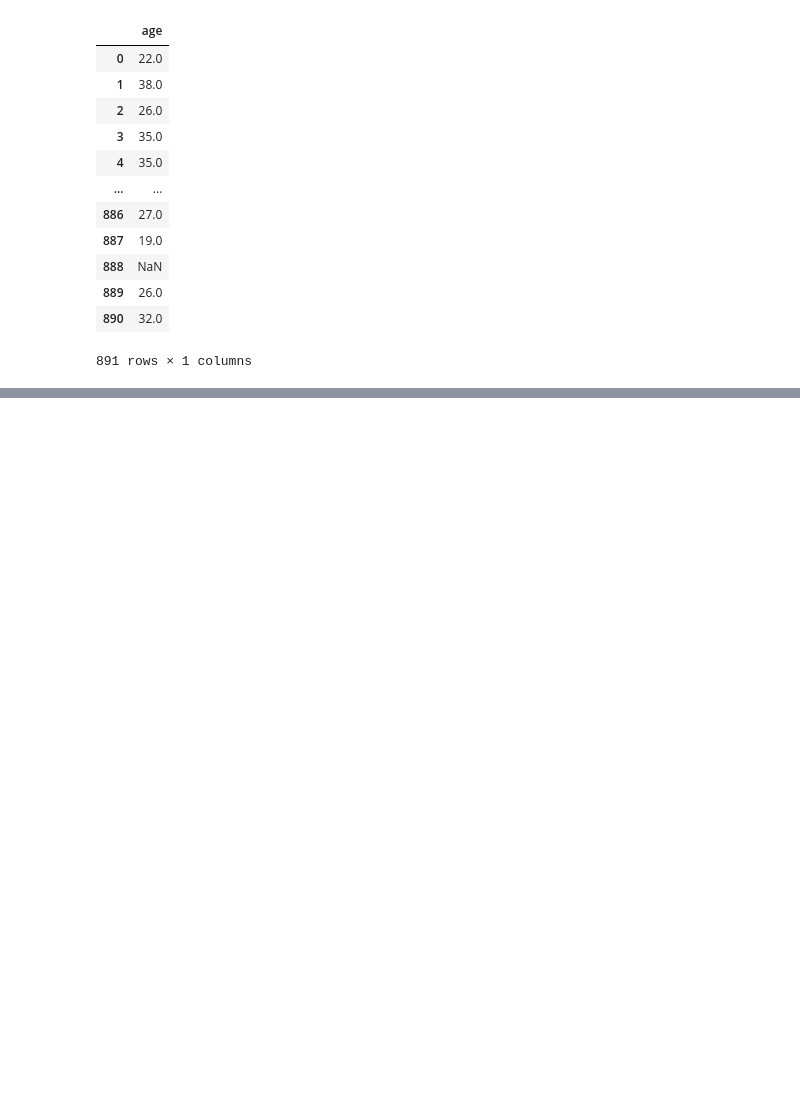
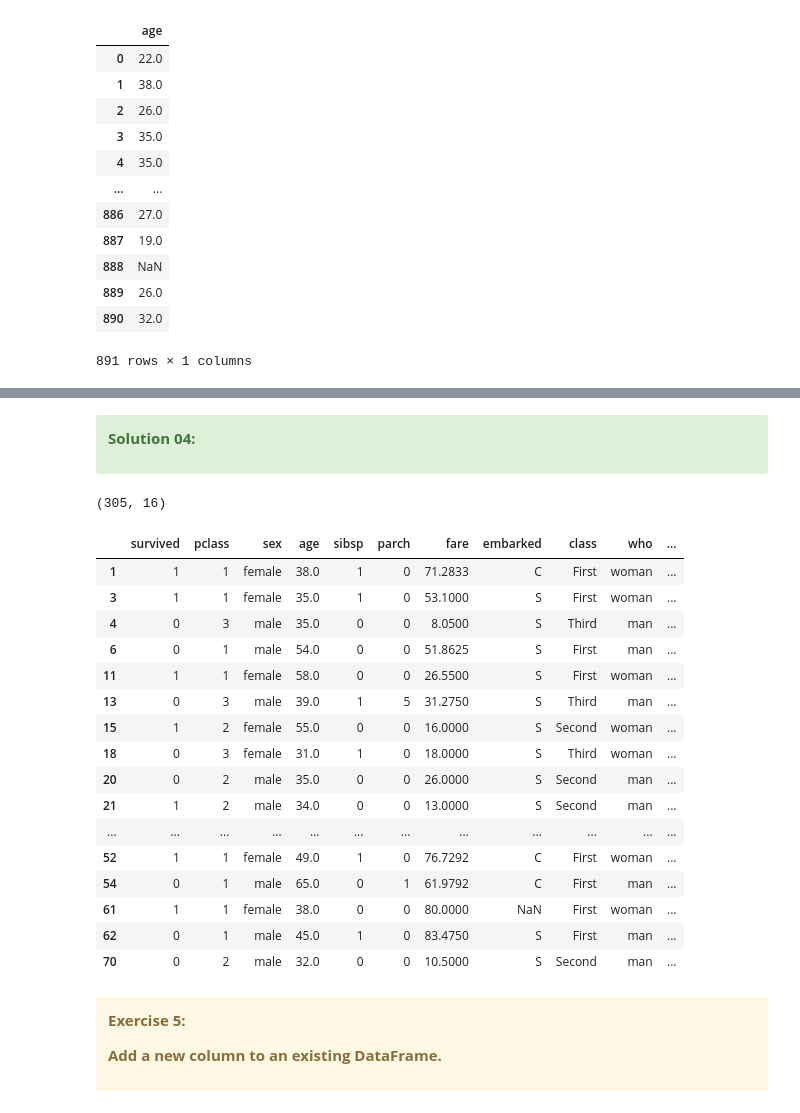
Before and after one commit to aziart/pandas-exercises, a Jupyter notebook: 12 - w3exercises/09 - Pandas Practice Sets/09 - 02 Mastering Pandas 100 Exercises.ipynb, the cells around one changed output, grey strips where cells are left out. Drawn from its saved outputs; the diff is of its cells as text; code cells hidden in the pictures; blank space fills up the shorter version.

Commit message:
12_09_02 - Pandas 100 Exercises - 006/100

```diff
--- a/12 - w3exercises/09 - Pandas Practice Sets/09 - 02 Mastering Pandas 100 Exercises.ipynb
+++ b/12 - w3exercises/09 - Pandas Practice Sets/09 - 02 Mastering Pandas 100 Exercises.ipynb
@@ -170,0 +179,5 @@ Name: age, Length: 891, dtype: float64
+# %%
+path = '../data/'
+file_name = 'titanic.csv'
+df = pd.read_csv(path + file_name)
+df.head(20)
@@ -170,0 +202,40 @@ Name: age, Length: 891, dtype: float64
+# %% [markdown]
+<div class="alert alert-success">
+
+**Solution 04:**
+</div>
+# %%
+# Exercise 4:
+# Filter rows based on a column condition.
+
+filt = df['age'] > 30
+df_filtered = df[filt]
+print(df_filtered.shape)
+display(df_filtered.head(20))
+# %% [output]
+(305, 16)
+|  | survived | pclass | sex | age | sibsp | parch | fare | embarked | class | who | ... |
+| 1 | 1 | 1 | female | 38.0 | 1 | 0 | 71.2833 | C | First | woman | ... |
+| 3 | 1 | 1 | female | 35.0 | 1 | 0 | 53.1000 | S | First | woman | ... |
+| 4 | 0 | 3 | male | 35.0 | 0 | 0 | 8.0500 | S | Third | man | ... |
+| 6 | 0 | 1 | male | 54.0 | 0 | 0 | 51.8625 | S | First | man | ... |
+| 11 | 1 | 1 | female | 58.0 | 0 | 0 | 26.5500 | S | First | woman | ... |
+| 13 | 0 | 3 | male | 39.0 | 1 | 5 | 31.2750 | S | Third | man | ... |
+| 15 | 1 | 2 | female | 55.0 | 0 | 0 | 16.0000 | S | Second | woman | ... |
+| 18 | 0 | 3 | female | 31.0 | 1 | 0 | 18.0000 | S | Third | woman | ... |
+| 20 | 0 | 2 | male | 35.0 | 0 | 0 | 26.0000 | S | Second | man | ... |
+| 21 | 1 | 2 | male | 34.0 | 0 | 0 | 13.0000 | S | Second | man | ... |
+| ... | ... | ... | ... | ... | ... | ... | ... | ... | ... | ... | ... |
+| 52 | 1 | 1 | female | 49.0 | 1 | 0 | 76.7292 | C | First | woman | ... |
+| 54 | 0 | 1 | male | 65.0 | 0 | 1 | 61.9792 | C | First | man | ... |
+| 61 | 1 | 1 | female | 38.0 | 0 | 0 | 80.0000 | NaN | First | woman | ... |
+| 62 | 0 | 1 | male | 45.0 | 1 | 0 | 83.4750 | S | First | man | ... |
+| 70 | 0 | 2 | male | 32.0 | 0 | 0 | 10.5000 | S | Second | man | ... |
+# %% [markdown]
+<div class="alert alert-warning">
+
+**Exercise 5:**
+
+**Add a new column to an existing DataFrame.**
+
+</div>
```
Also changed, not shown: parts of 9 cells of this notebook.
